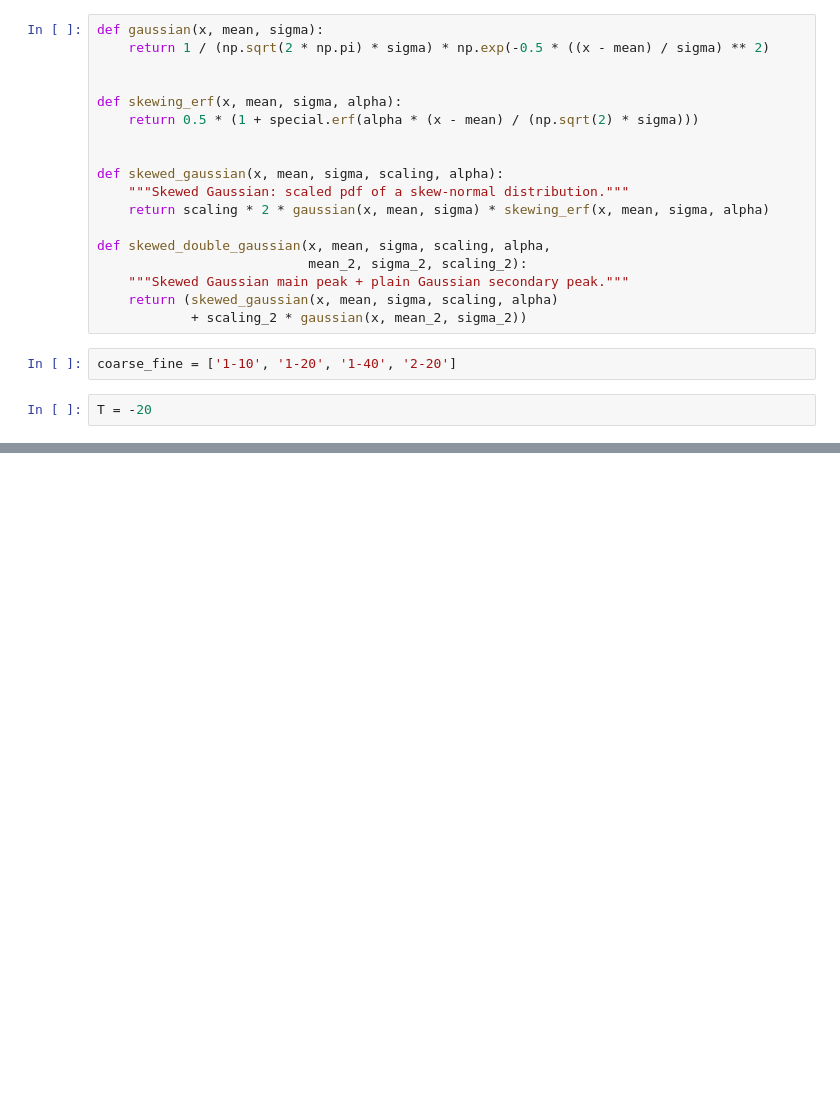
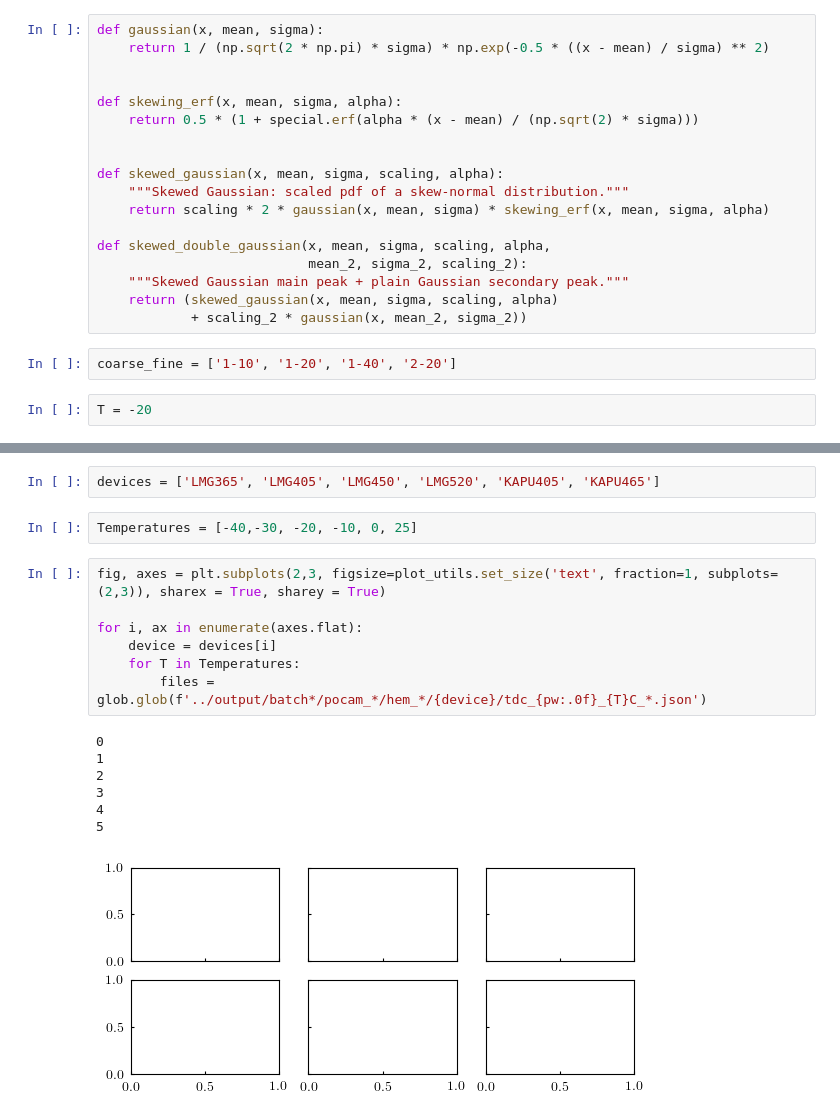
Before and after one commit to LeonhardEidenschink/POCAM_FAT, a Jupyter notebook: make_plots/tdc_plots.ipynb, the cells around one changed output, grey strips where cells are left out. Cells and saved outputs as stored; diff of their text form; blank space fills up the shorter version.

```diff
--- a/make_plots/tdc_plots.ipynb
+++ b/make_plots/tdc_plots.ipynb
@@ -167,0 +169,19 @@ plt.savefig(f'plots/png/{device1}_{device2}_pocam_{pocam}_hem_{hemisphere}_tdc_{
+# %%
+devices = ['LMG365', 'LMG405', 'LMG450', 'LMG520', 'KAPU405', 'KAPU465']
+# %%
+Temperatures = [-40,-30, -20, -10, 0, 25]
+# %%
+fig, axes = plt.subplots(2,3, figsize=plot_utils.set_size('text', fraction=1, subplots=(2,3)), sharex = True, sharey = True)
+
+for i, ax in enumerate(axes.flat):
+    device = devices[i]
+    for T in Temperatures:
+        files = glob.glob(f'../output/batch*/pocam_*/hem_*/{device}/tdc_{pw:.0f}_{T}C_*.json')
+# %% [output]
+0
+1
+2
+3
+4
+5
+[figure, added]
```
Also changed, not shown: parts of 4 cells of this notebook, 1 other file.
